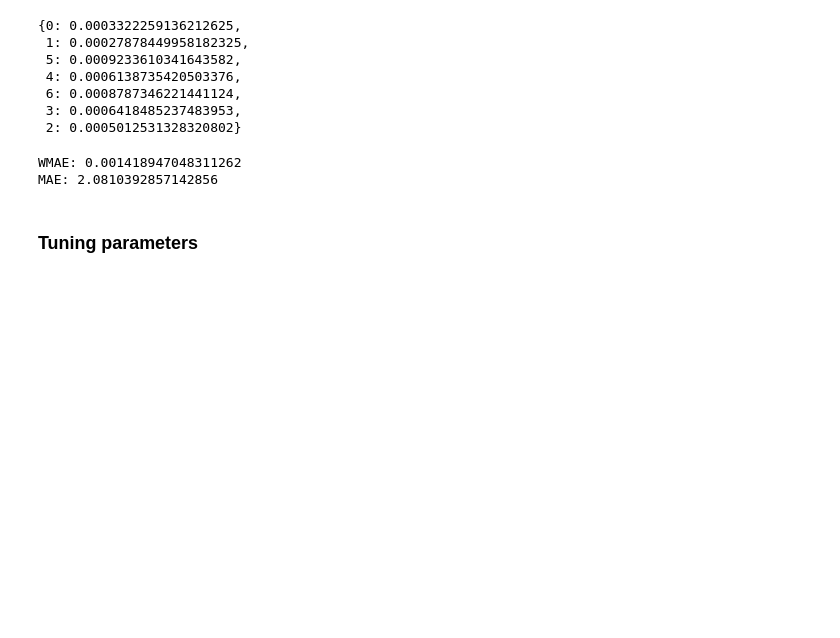
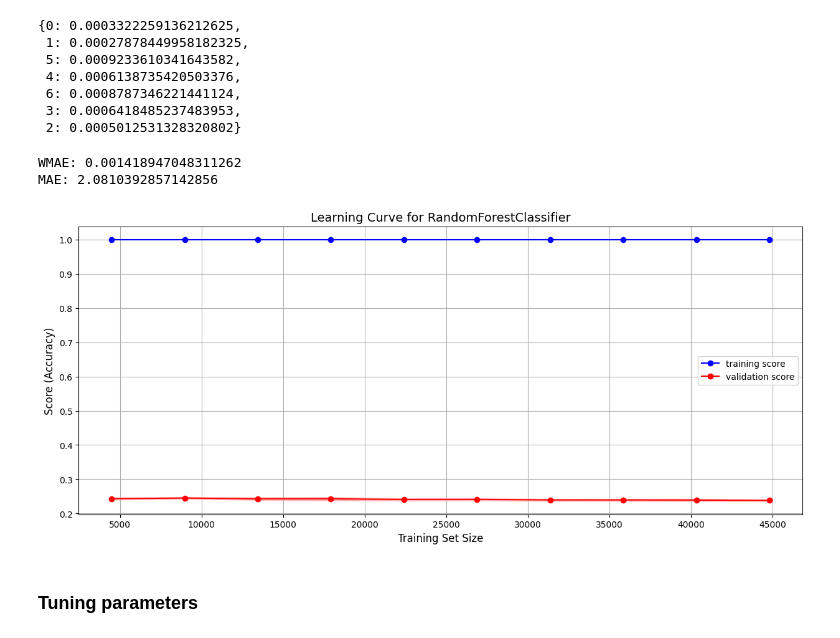
Before and after one commit to AUNitman/Alfa_Challenge_ML, a Jupyter notebook: main.ipynb, the cells around one changed output. Cells and saved outputs as stored; diff of their text form; code cells hidden in the pictures; blank space fills up the shorter version.

```diff
--- a/main.ipynb
+++ b/main.ipynb
@@ -388,6 +389,40 @@ print("MAE:", mean_absolute_error(y_test, y_pred_proba))
 # %% [output]
 WMAE: 0.001418947048311262
 MAE: 2.0810392857142856
+# %%
+# Оценка модели
+from sklearn.model_selection import learning_curve
+
+train_sizes, train_scores, val_scores = learning_curve(
+    model,
+    X_train, y_train,
+    cv=5,
+    scoring='accuracy',
+    n_jobs=-1,
+    train_sizes=np.linspace(0.1, 1.0, 10)
+)
+# %%
+train_mean = np.mean(train_scores, axis=1)
+train_std = np.std(train_scores, axis=1)
+val_mean = np.mean(val_scores, axis=1)
+val_std = np.std(val_scores, axis=1)
+
+plt.figure(figsize=(15, 6))
+plt.plot(train_sizes, train_mean, 'o-', color='blue', label='training score')
+plt.plot(train_sizes, val_mean, 'o-', color='red', label='validation score')
+
+plt.fill_between(train_sizes, train_mean - train_std, train_mean + train_std, color='b', alpha=0.2)
+plt.fill_between(train_sizes, val_mean - val_std, val_mean + val_std, color='r', alpha=0.2)
+
+# Настройка графика
+plt.title('Learning Curve for RandomForestClassifier', fontsize=14)
+plt.xlabel('Training Set Size', fontsize=12)
+plt.ylabel('Score (Accuracy)', fontsize=12)
+plt.legend()
+plt.grid()
+plt.show()
+# %% [output]
+[figure, added]
 # %% [markdown]
 ### Tuning parameters
 # %%
```
Also changed, not shown: parts of 3 cells of this notebook.
